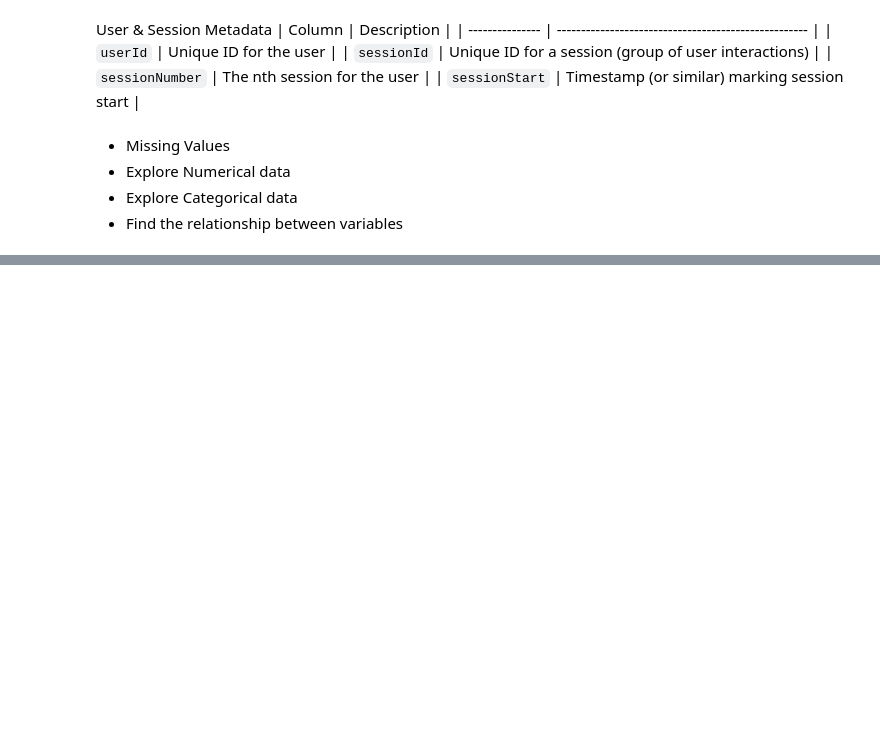
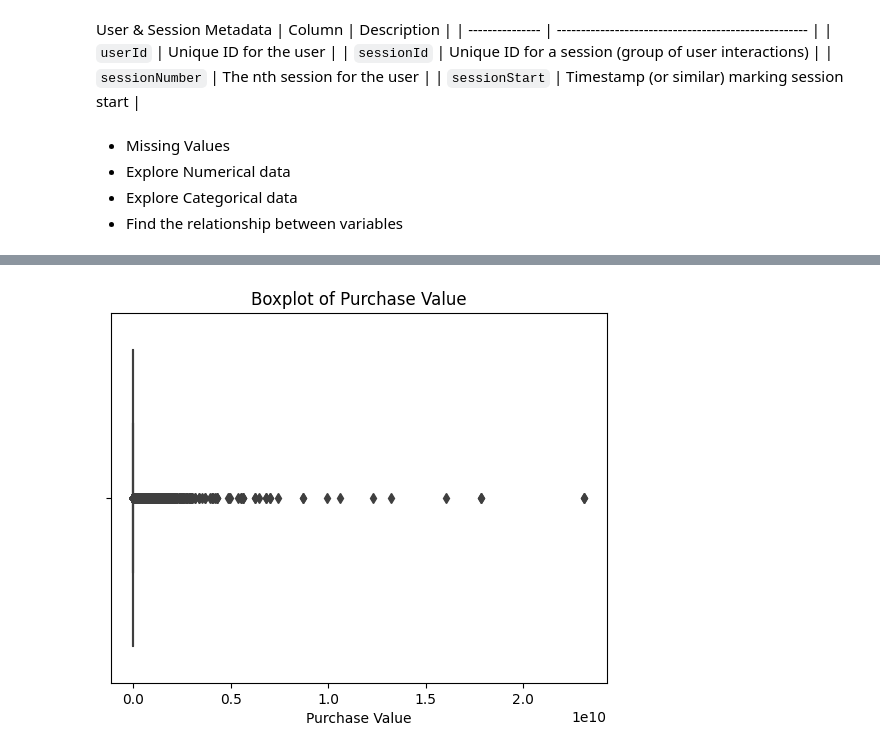
Before and after one commit to manjuiitm/codes, a Jupyter notebook: 24ds2000126-notebook-t22025.ipynb, the cells around one changed output, grey strips where cells are left out. Cells and saved outputs as stored; diff of their text form; code cells hidden in the pictures; blank space fills up the shorter version.

```diff
--- a/24ds2000126-notebook-t22025.ipynb
+++ b/24ds2000126-notebook-t22025.ipynb
@@ -441,0 +336,7 @@ def compare_distributions(train_df, test_df, cols):
+# %%
+sns.boxplot(data=train_df, x='purchaseValue')
+plt.title('Boxplot of Purchase Value')
+plt.xlabel('Purchase Value')
+plt.show()
+# %% [output]
+[figure, added]
```
Also changed, not shown: parts of 203 cells of this notebook.
